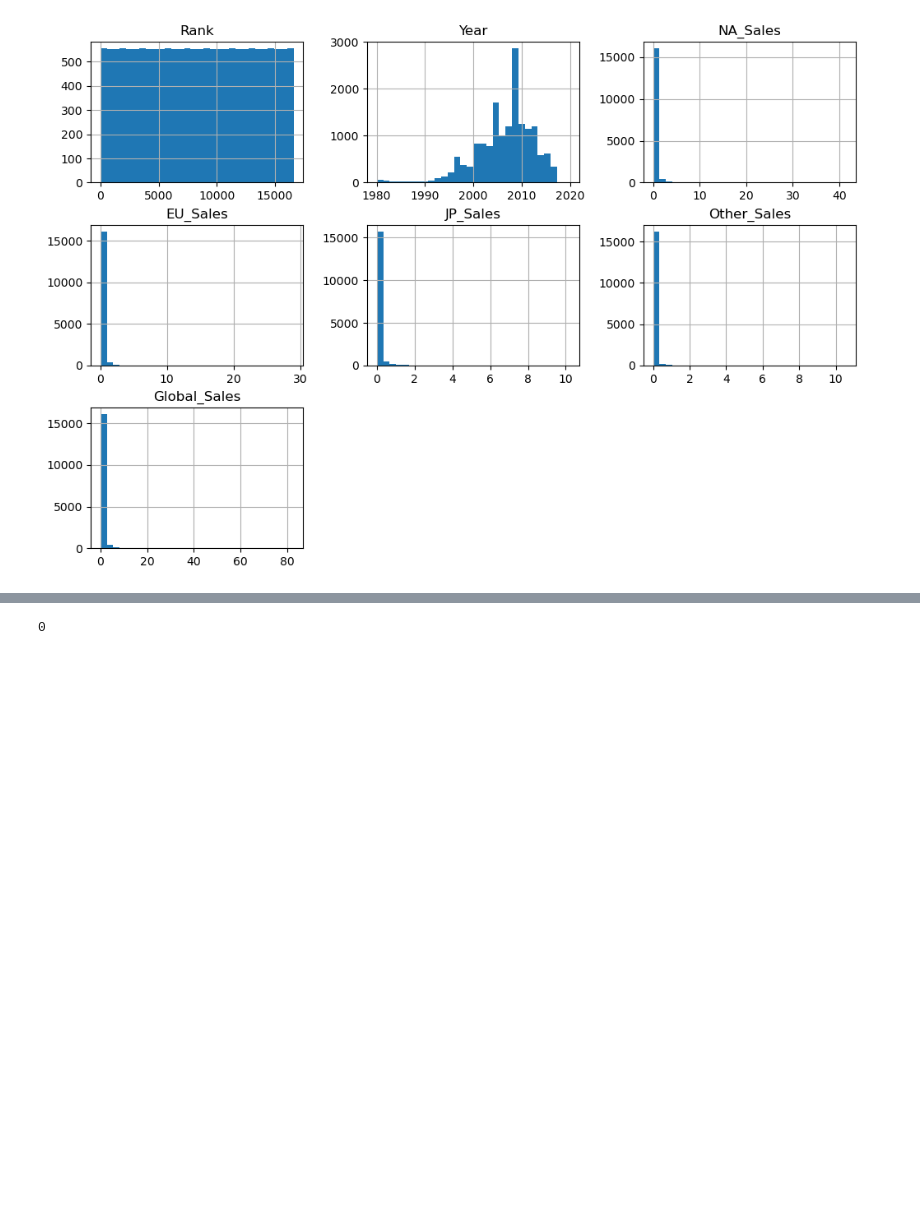
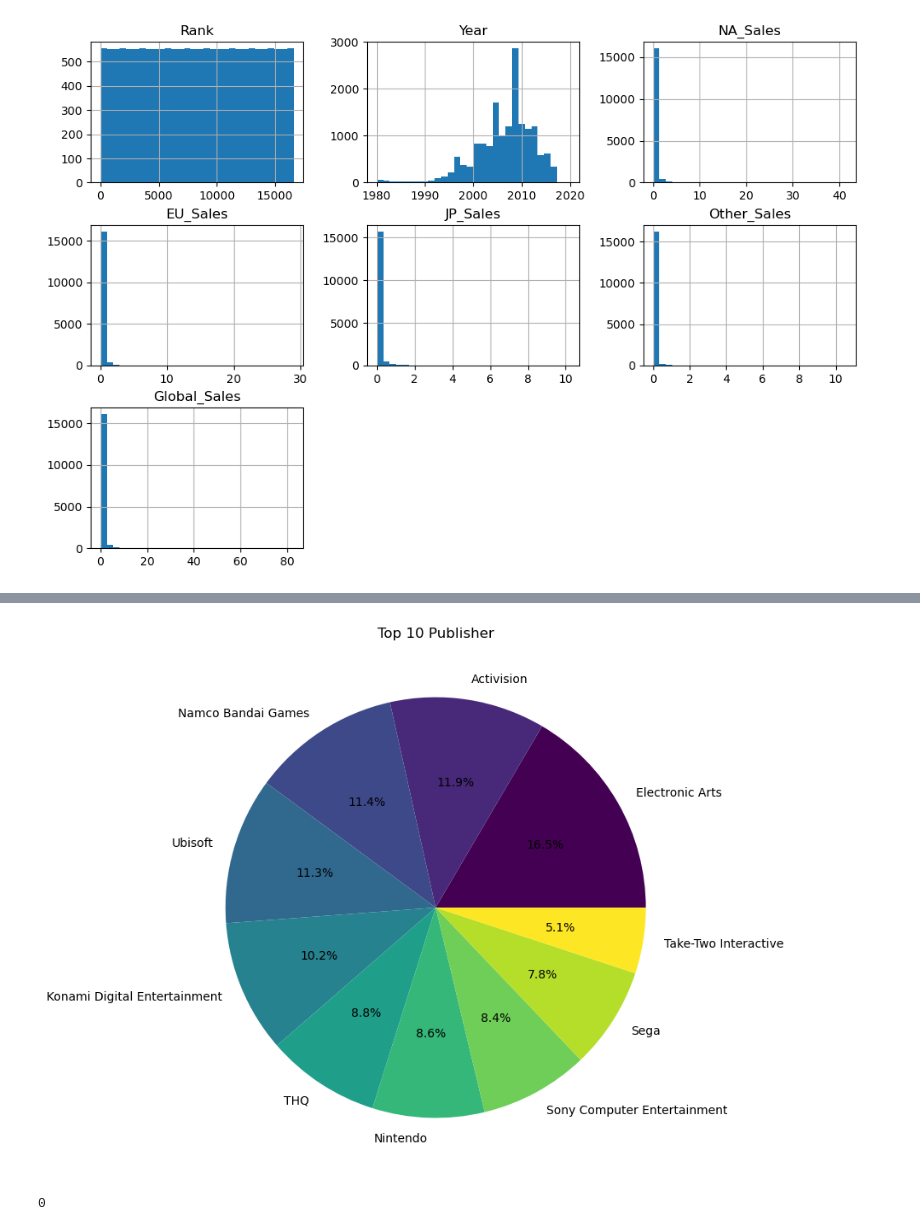
Before and after one commit to dhikaramadhansaputra/latihan_data_pre-processing, a Jupyter notebook: Latihan validasi data/worksheet.ipynb, the cells around one changed output, grey strips where cells are left out. Saved outputs shown, nothing was run; the diff lists cells and outputs as text; code cells hidden in the pictures; blank space fills up the shorter version.

```diff
--- a/Latihan validasi data/worksheet.ipynb
+++ b/Latihan validasi data/worksheet.ipynb
@@ -126 +130,10 @@ plt.show()
+# %%
+# Cek distribusi publisher
+plt.figure(figsize=(8, 8))
+df["Publisher"].value_counts().nlargest(10).plot(kind="pie", autopct="%1.1f%%", colormap="viridis")
+plt.ylabel("")  # Biar gak ada label sumbu Y
+plt.title("Top 10 Publisher")
+plt.show()
+# %% [output]
+[figure, added]
 # %%
```
Also changed, not shown: parts of 8 cells of this notebook, 1 other file.
